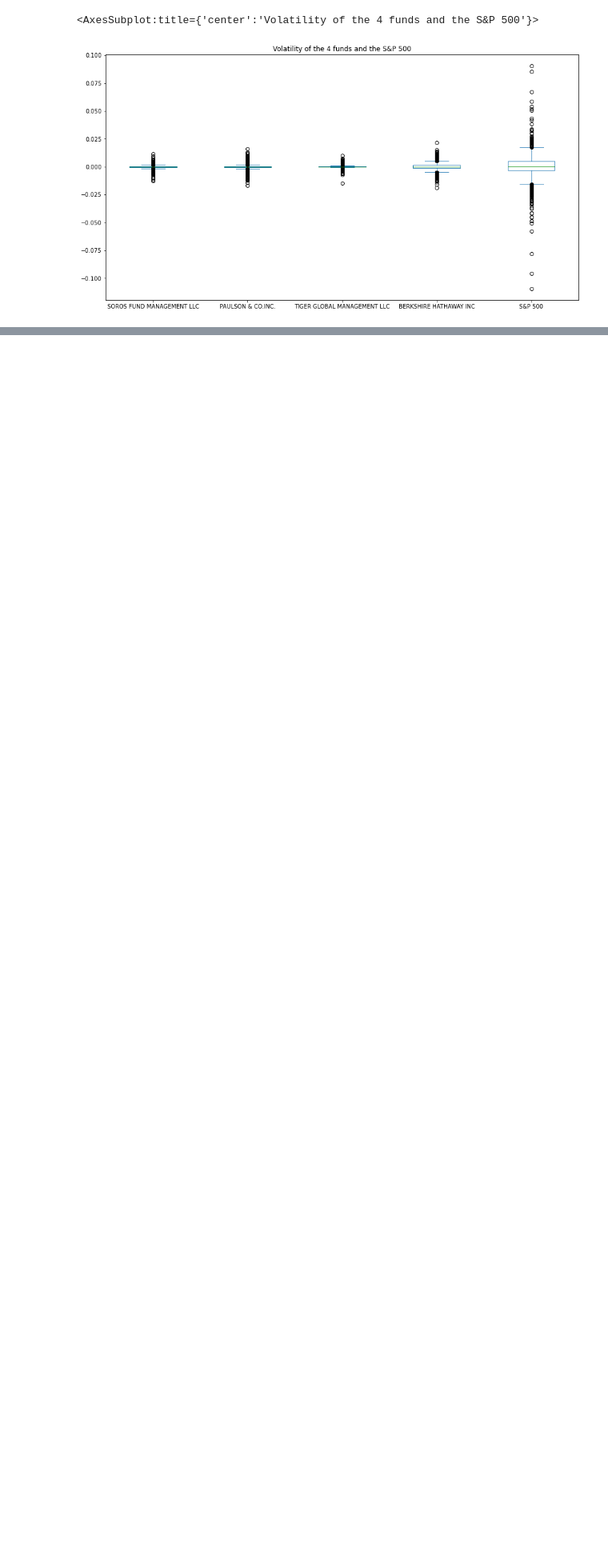
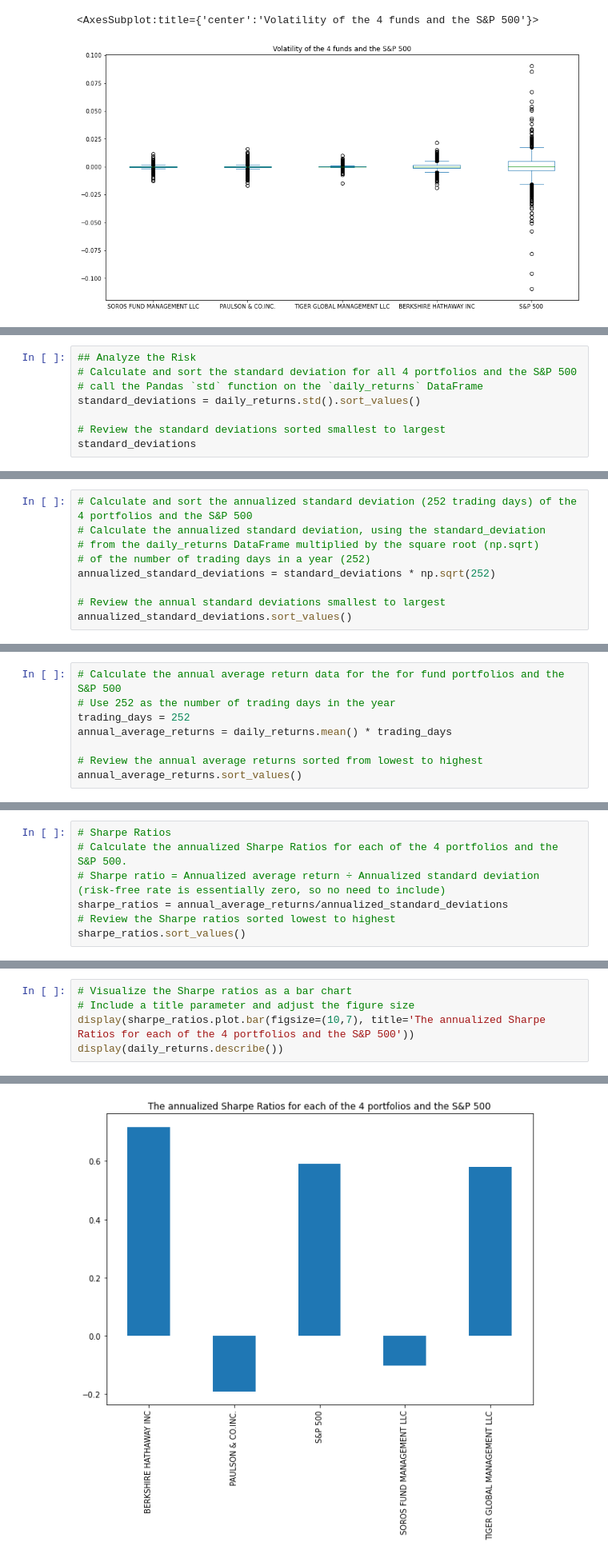
Before and after one commit to heitzo/Quantative_Analysis_Fintech_Investments, a Jupyter notebook: Quantatitive_Analysis_Fintech_Investment/risk_return_analysis.ipynb, the cells around one changed output, grey strips where cells are left out. Shown: that part at 80% size. Cells and saved outputs as stored; diff of their text form; blank space fills up the shorter version.

```diff
--- a/Quantatitive_Analysis_Fintech_Investment/risk_return_analysis.ipynb
+++ b/Quantatitive_Analysis_Fintech_Investment/risk_return_analysis.ipynb
@@ -140,2 +141,10 @@ daily_returns_4_funds.plot(kind='box', figsize=(15,15), title='Volatility of the
 # Question Based on the box plot visualization of just the four fund portfolios, which fund was the most volatile (with the greatest spread) and which was the least volatile (with the smallest spread)?
 # Answer: Based on the box plot visualization of just the four fund portfolios, the most volatile fund was Berkshire Hathaway Inc as seen with the greatest spread. The least volatile fund was Tiger Global Management LLC as seen with the smallest spread.
+# %%
+## Analyze the Risk
+# Calculate and sort the standard deviation for all 4 portfolios and the S&P 500
+# call the Pandas `std` function on the `daily_returns` DataFrame
+standard_deviations = daily_returns.std().sort_values()
+
+# Review the standard deviations sorted smallest to largest
+standard_deviations
@@ -141,0 +158,9 @@ daily_returns_4_funds.plot(kind='box', figsize=(15,15), title='Volatility of the
+# %%
+# Calculate and sort the annualized standard deviation (252 trading days) of the 4 portfolios and the S&P 500
+# Calculate the annualized standard deviation, using the standard_deviation
+# from the daily_returns DataFrame multiplied by the square root (np.sqrt)
+# of the number of trading days in a year (252)
+annualized_standard_deviations = standard_deviations * np.sqrt(252)
+
+# Review the annual standard deviations smallest to largest
+annualized_standard_deviations.sort_values()
@@ -141,0 +204,8 @@ daily_returns_4_funds.plot(kind='box', figsize=(15,15), title='Volatility of the
+# %%
+# Calculate the annual average return data for the for fund portfolios and the S&P 500
+# Use 252 as the number of trading days in the year
+trading_days = 252
+annual_average_returns = daily_returns.mean() * trading_days
+
+# Review the annual average returns sorted from lowest to highest
+annual_average_returns.sort_values()
@@ -141,0 +219,7 @@ daily_returns_4_funds.plot(kind='box', figsize=(15,15), title='Volatility of the
+# %%
+# Sharpe Ratios
+# Calculate the annualized Sharpe Ratios for each of the 4 portfolios and the S&P 500.
+# Sharpe ratio = Annualized average return ÷ Annualized standard deviation (risk-free rate is essentially zero, so no need to include)
+sharpe_ratios = annual_average_returns/annualized_standard_deviations
+# Review the Sharpe ratios sorted lowest to highest
+sharpe_ratios.sort_values()
@@ -141,0 +233,6 @@ daily_returns_4_funds.plot(kind='box', figsize=(15,15), title='Volatility of the
+# %%
+# Visualize the Sharpe ratios as a bar chart
+# Include a title parameter and adjust the figure size
+display(sharpe_ratios.plot.bar(figsize=(10,7), title='The annualized Sharpe Ratios for each of the 4 portfolios and the S&P 500'))
+display(daily_returns.describe())
+# %% [output]
@@ -141,0 +249 @@ daily_returns_4_funds.plot(kind='box', figsize=(15,15), title='Volatility of the
+[figure, added]
```
Also changed, not shown: parts of 14 cells of this notebook.
